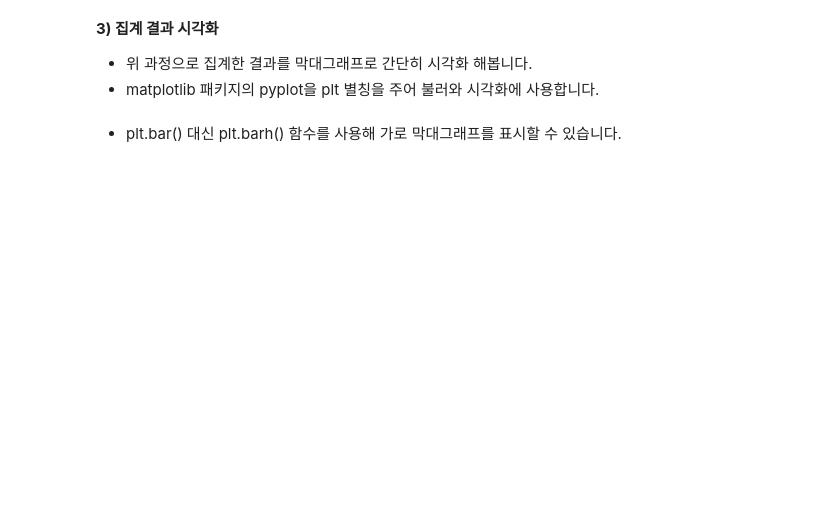
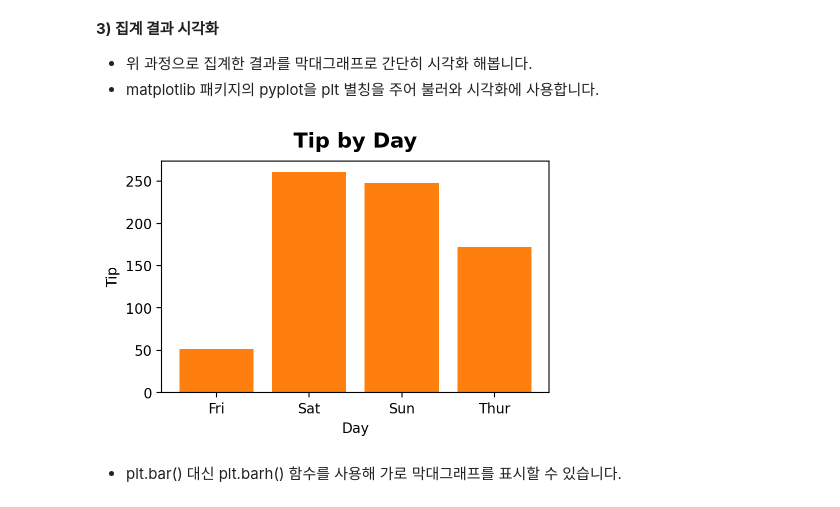
Before and after one commit to yangjung-woo/KT-Workspace, a Jupyter notebook: KT_AIVLE_DX_Regular_course/Week1/DX_데이터 다듬기_실습자료/05 - 판다스 데이터프레임 집계.ipynb, the cells around one changed output. Cells and saved outputs as stored; diff of their text form; code cells hidden in the pictures; blank space fills up the shorter version.

```diff
--- a/KT_AIVLE_DX_Regular_course/Week1/DX_데이터 다듬기_실습자료/05 - 판다스 데이터프레임 집계.ipynb
+++ b/KT_AIVLE_DX_Regular_course/Week1/DX_데이터 다듬기_실습자료/05 - 판다스 데이터프레임 집계.ipynb
@@ -11,6 +15,7 @@
 # %%
 # 데이터 읽어오기
 path = 'https://raw.githubusercontent.com/Jangrae/csv/master/tips.csv'
-tip =
+tip = pd.read_csv(path)
 
 # 확인
+tip.head()
@@ -57,7 +115,7 @@ tip =
 - 집계된 결과를 반복해서 사용하거나, 분석 대상이 되는 경우 데이터프레임으로 선언함이 유익합니다.
 # %%
 # day별 tip 합계 조회
-tip_sum =
+tip_sum = tip.groupby('day',as_index = False)['tip'].sum()
 
 # 확인
 tip_sum
@@ -74,2 +133,17 @@ tip_sum
+# %%
+# 라이브러리 불러오기
+
+%config InlineBackend.figure_format = 'retina'# 글자 선명하게(선택)
+
+# day 별 tip 비교 시각화
+plt.figure(figsize =(5,3))
+plt.bar(tip_sum['day'], tip_sum['tip'],color = 'tab:orange')
+#plt.bar(x=tip_sum['day'], height = tip_sum['tip'],color = 'tab:orange')
+plt.title('Tip by Day', size = 15, pad = 10, fontweight = 'bold')
+plt.xlabel('Day')
+plt.ylabel('Tip')
+plt.show()
+# %% [output]
+[figure, added]
 # %% [markdown]
 - plt.bar() 대신 plt.barh() 함수를 사용해 가로 막대그래프를 표시할 수 있습니다.
```
Also changed, not shown: parts of 33 cells of this notebook, 40 other files.
